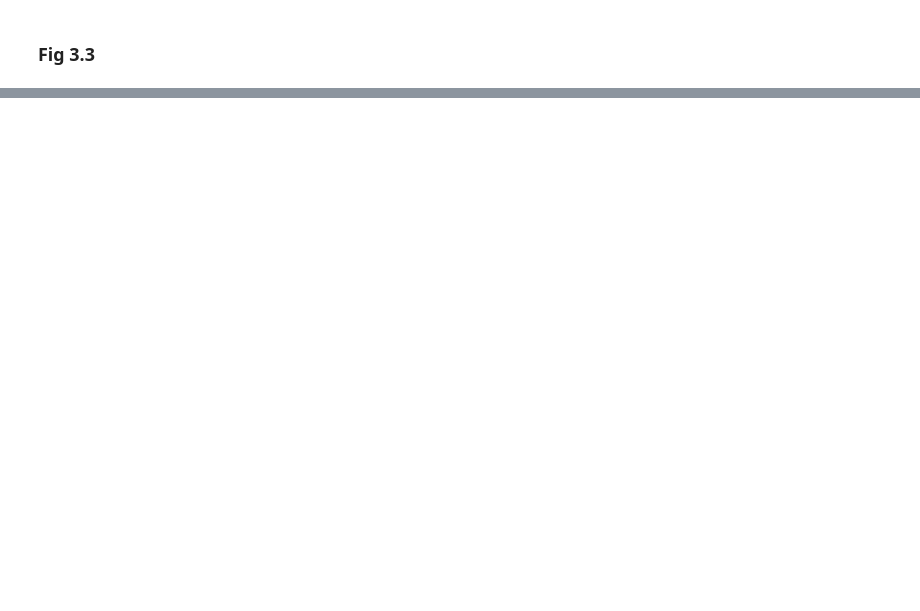
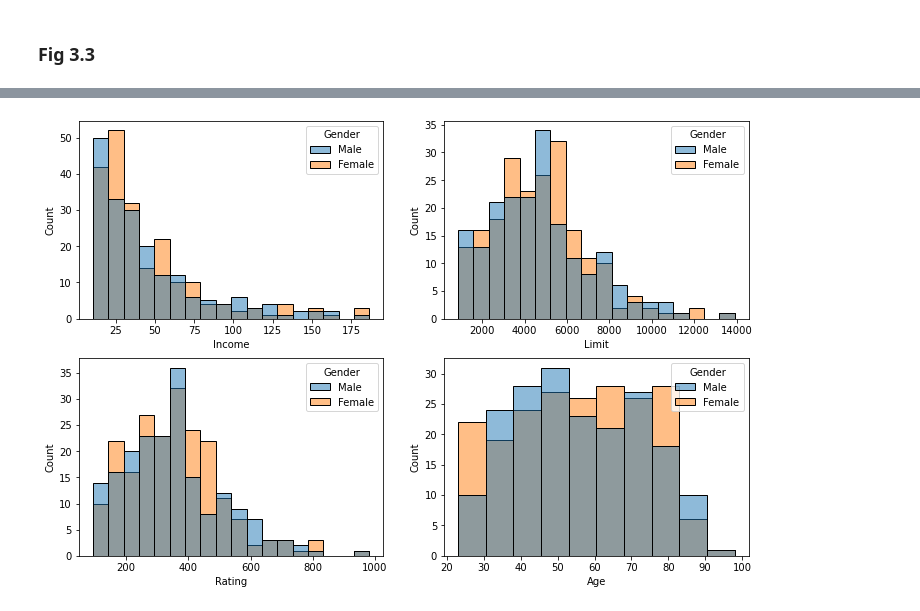
Before and after one commit to jvenepal/ISL, a Jupyter notebook: notebooks/chap3.ipynb, the cells around one changed output, grey strips where cells are left out. Cells and saved outputs as stored; diff of their text form; code cells hidden in the pictures; blank space fills up the shorter version.

```diff
--- a/notebooks/chap3.ipynb
+++ b/notebooks/chap3.ipynb
@@ -90,0 +221,3 @@ plt.show();
+# %%
+credit = pd.read_csv('../data/Credit.csv', index_col=0)
+credit.head()
@@ -90,0 +264,9 @@ plt.show();
+# %%
+fig, ax = plt.subplots(2, 2, figsize=(12, 8))
+sns.histplot(credit, x='Income', ax=ax[0, 0], hue='Gender')
+sns.histplot(credit, x='Limit', ax=ax[0, 1], hue='Gender')
+sns.histplot(credit, x='Rating', ax=ax[1, 0], hue='Gender')
+sns.histplot(credit, x='Age', ax=ax[1, 1], hue='Gender')
+plt.show();
+# %% [output]
+[figure, added]
```
Also changed, not shown: parts of 26 cells of this notebook.
